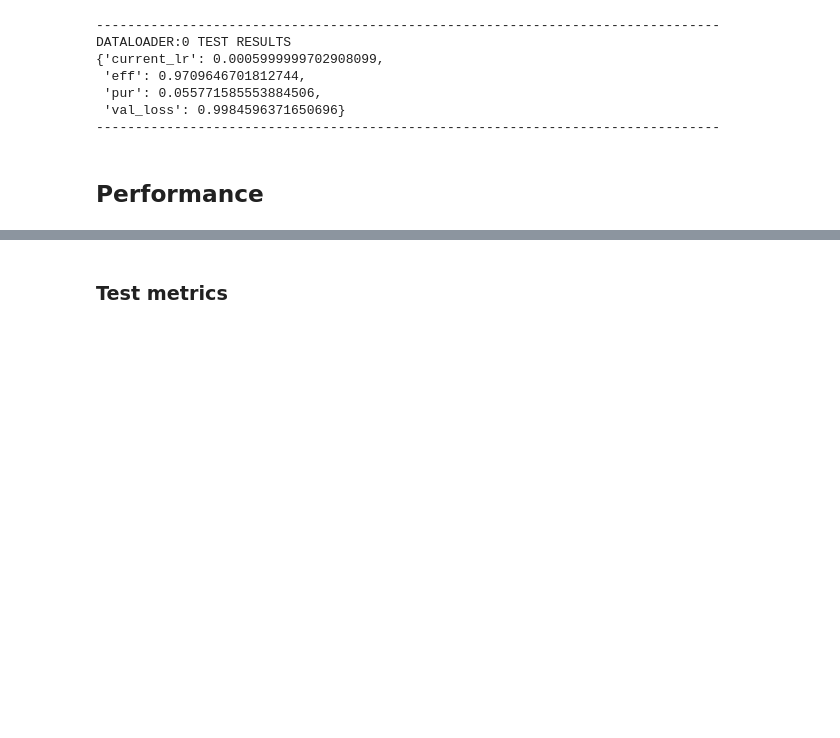
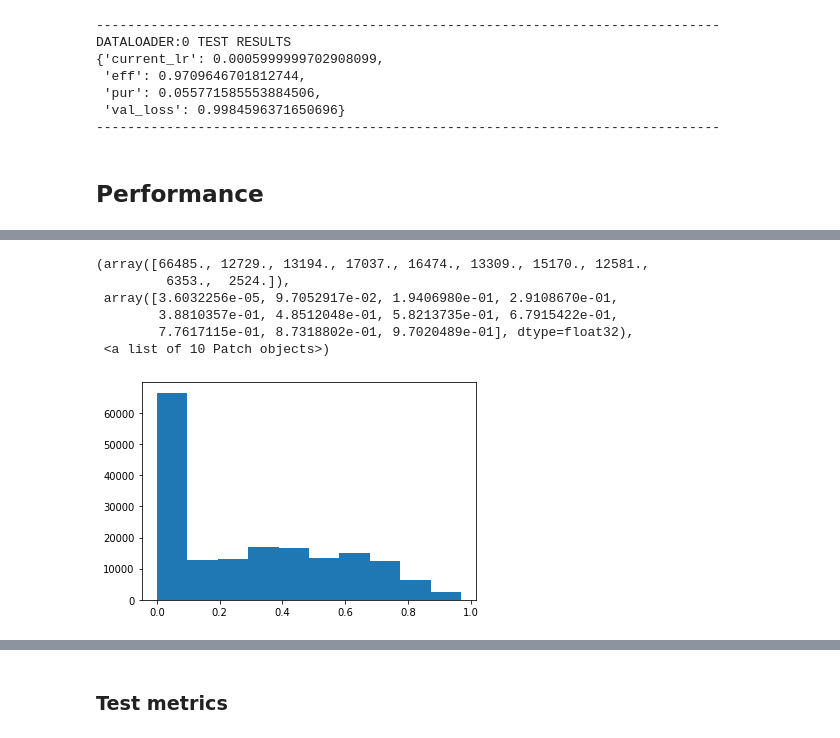
Before and after one commit to HSF-reco-and-software-triggers/Tracking-ML-Exa.TrkX, a Jupyter notebook: Pipelines/ITk_Example/notebooks/Example_Filter.ipynb, the cells around one changed output, grey strips where cells are left out. Saved outputs shown, nothing was run; the diff lists cells and outputs as text; code cells hidden in the pictures; blank space fills up the shorter version.

```diff
--- a/Pipelines/ITk_Example/notebooks/Example_Filter.ipynb
+++ b/Pipelines/ITk_Example/notebooks/Example_Filter.ipynb
@@ -206,5 +201,10 @@ DATALOADER:0 TEST RESULTS
 --------------------------------------------------------------------------------
 # %% [markdown]
 ## Performance
+# %%
+checkpoint_path = "/global/cscratch1/sd/danieltm/ExaTrkX/itk_lightning_checkpoints/ITk_1GeV_Filter/avcwv9al/checkpoints/last.ckpt"
+checkpoint = torch.load(checkpoint_path)
+
+model = PyramidFilter.load_from_checkpoint(checkpoint_path).to(device)
 # %%
 model.eval();
@@ -210,0 +414,4 @@ model.eval();
+# %%
+%%time
+plt.hist(test_results["preds"].cpu()[::10])
+# %% [output]
@@ -210,0 +420,7 @@ model.eval();
+(array([66485., 12729., 13194., 17037., 16474., 13309., 15170., 12581.,
+         6353.,  2524.]),
+ array([3.6032256e-05, 9.7052917e-02, 1.9406980e-01, 2.9108670e-01,
+        3.8810357e-01, 4.8512048e-01, 5.8213735e-01, 6.7915422e-01,
+        7.7617115e-01, 8.7318802e-01, 9.7020489e-01], dtype=float32),
+ <a list of 10 Patch objects>)
+[figure, added]
```
Also changed, not shown: parts of 31 cells of this notebook, 14 other files.
